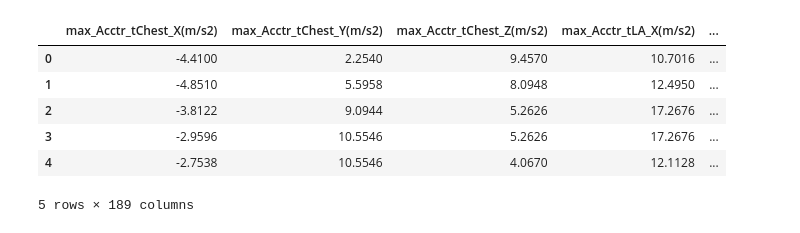
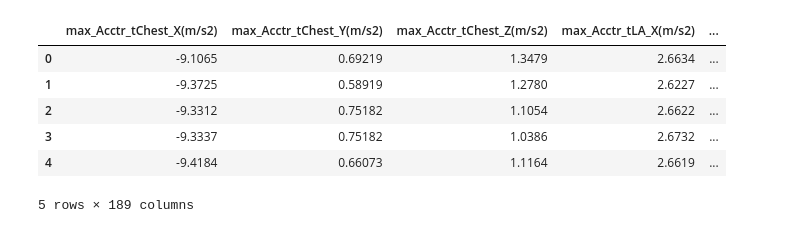
Before and after one commit to neilnathanhidalgo/Tesis, a Jupyter notebook: jupyter/RF.ipynb, the cells around one changed output. Cells and saved outputs as stored; diff of their text form; code cells hidden in the pictures.

```diff
--- a/jupyter/RF.ipynb
+++ b/jupyter/RF.ipynb
@@ -11,26 +11,32 @@ import collections
 from sklearn.model_selection import cross_validate
 from sklearn.metrics import make_scorer
 # %%
-data = pd.read_csv("../data/preprocessed_data/Opportunity_Imu_82_50.csv")
+data = pd.read_csv("../data/preprocessed_data/Mhealth_150_25.csv")
 data.drop(["Sensor", "ID", "DTS", ], axis=1, inplace=True)
 
 subjects = data["Subject"]
 
 data.drop("Subject", axis=1, inplace=True)
 
-Y = data["Activity"]
+Y_tChest = data["Activity"]
+Y_tLA = data["Activity"]
+Y_tRLA = data["Activity"]
 
 data.drop("Activity", axis=1, inplace=True)
 
 X = data[data.columns.to_list()]
 
+X_tChest = X.filter(like='tChest')
+X_tLA = X.filter(like='tLA')
+X_tRLA = X.filter(like='tRLA')
+
 X.head()
 # %% [output]
 |  | max_Acctr_tChest_X(m/s2) | max_Acctr_tChest_Y(m/s2) | max_Acctr_tChest_Z(m/s2) | max_Acctr_tLA_X(m/s2) | ... |
-| 0 | -4.4100 | 2.2540 | 9.4570 | 10.7016 | ... |
-| 1 | -4.8510 | 5.5958 | 8.0948 | 12.4950 | ... |
-| 2 | -3.8122 | 9.0944 | 5.2626 | 17.2676 | ... |
-| 3 | -2.9596 | 10.5546 | 5.2626 | 17.2676 | ... |
-| 4 | -2.7538 | 10.5546 | 4.0670 | 12.1128 | ... |
+| 0 | -9.1065 | 0.69219 | 1.3479 | 2.6634 | ... |
+| 1 | -9.3725 | 0.58919 | 1.2780 | 2.6227 | ... |
+| 2 | -9.3312 | 0.75182 | 1.1054 | 2.6622 | ... |
+| 3 | -9.3337 | 0.75182 | 1.0386 | 2.6732 | ... |
+| 4 | -9.4184 | 0.66073 | 1.1164 | 2.6619 | ... |
 5 rows × 189 columns
 # %%
```
Also changed, not shown: parts of 6 cells of this notebook, 9 other files.
